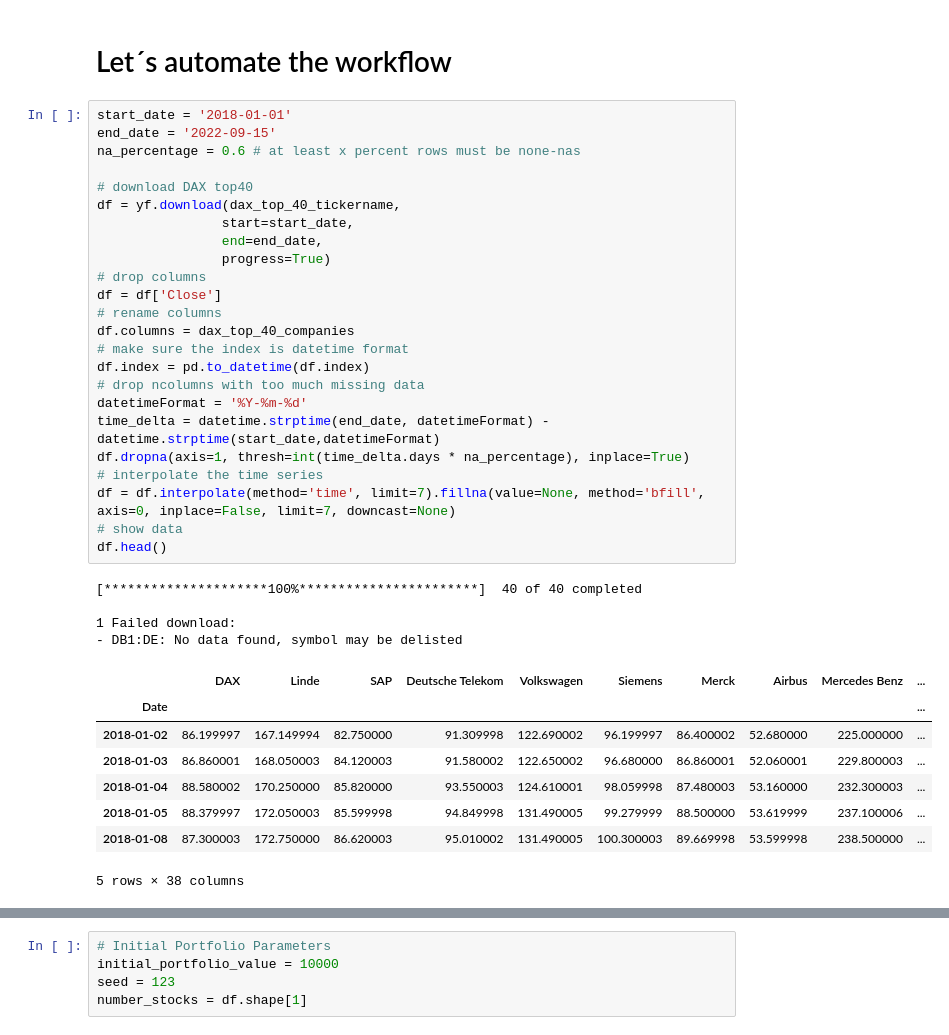
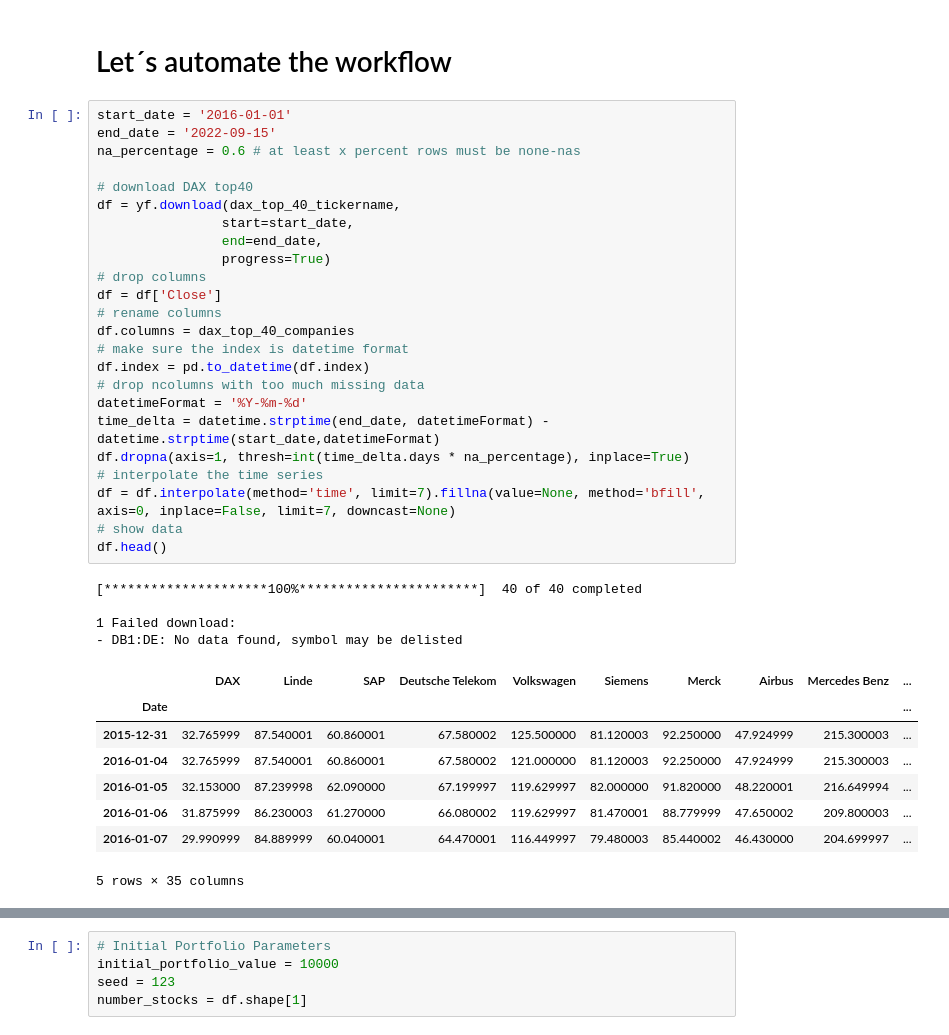
Before and after one commit to Sebastian1981/Stock_Prediction, a Jupyter notebook: experiment/stockmodel_prototype.ipynb, the cells around one changed output, grey strips where cells are left out. Drawn from its saved outputs; the diff is of its cells as text.

```diff
--- a/experiment/stockmodel_prototype.ipynb
+++ b/experiment/stockmodel_prototype.ipynb
@@ -301,42 +301,42 @@ df
 # %% [markdown]
 # Let´s automate the workflow
 # %%
-start_date = '2018-01-01'
+start_date = '2016-01-01'
 end_date = '2022-09-15'
 na_percentage = 0.6 # at least x percent rows must be none-nas
 
 # download DAX top40
 df = yf.download(dax_top_40_tickername,
                 start=start_date,
                 end=end_date,
                 progress=True)
 # drop columns
 df = df['Close']
 # rename columns
 df.columns = dax_top_40_companies
 # make sure the index is datetime format
 df.index = pd.to_datetime(df.index)
 # drop ncolumns with too much missing data
 datetimeFormat = '%Y-%m-%d'
 time_delta = datetime.strptime(end_date, datetimeFormat) - datetime.strptime(start_date,datetimeFormat)
 df.dropna(axis=1, thresh=int(time_delta.days * na_percentage), inplace=True)
 # interpolate the time series
 df = df.interpolate(method='time', limit=7).fillna(value=None, method='bfill', axis=0, inplace=False, limit=7, downcast=None)
 # show data
 df.head()
 # %% [output]
 [*********************100%***********************]  40 of 40 completed
 
 1 Failed download:
 - DB1:DE: No data found, symbol may be delisted
 |  | DAX | Linde | SAP | Deutsche Telekom | Volkswagen | Siemens | Merck | Airbus | Mercedes Benz | ... |
 | Date |  |  |  |  |  |  |  |  |  | ... |
-| 2018-01-02 | 86.199997 | 167.149994 | 82.750000 | 91.309998 | 122.690002 | 96.199997 | 86.400002 | 52.680000 | 225.000000 | ... |
-| 2018-01-03 | 86.860001 | 168.050003 | 84.120003 | 91.580002 | 122.650002 | 96.680000 | 86.860001 | 52.060001 | 229.800003 | ... |
-| 2018-01-04 | 88.580002 | 170.250000 | 85.820000 | 93.550003 | 124.610001 | 98.059998 | 87.480003 | 53.160000 | 232.300003 | ... |
-| 2018-01-05 | 88.379997 | 172.050003 | 85.599998 | 94.849998 | 131.490005 | 99.279999 | 88.500000 | 53.619999 | 237.100006 | ... |
-| 2018-01-08 | 87.300003 | 172.750000 | 86.620003 | 95.010002 | 131.490005 | 100.300003 | 89.669998 | 53.599998 | 238.500000 | ... |
+| 2015-12-31 | 32.765999 | 87.540001 | 60.860001 | 67.580002 | 125.500000 | 81.120003 | 92.250000 | 47.924999 | 215.300003 | ... |
+| 2016-01-04 | 32.765999 | 87.540001 | 60.860001 | 67.580002 | 121.000000 | 81.120003 | 92.250000 | 47.924999 | 215.300003 | ... |
+| 2016-01-05 | 32.153000 | 87.239998 | 62.090000 | 67.199997 | 119.629997 | 82.000000 | 91.820000 | 48.220001 | 216.649994 | ... |
+| 2016-01-06 | 31.875999 | 86.230003 | 61.270000 | 66.080002 | 119.629997 | 81.470001 | 88.779999 | 47.650002 | 209.800003 | ... |
+| 2016-01-07 | 29.990999 | 84.889999 | 60.040001 | 64.470001 | 116.449997 | 79.480003 | 85.440002 | 46.430000 | 204.699997 | ... |
-5 rows × 38 columns
+5 rows × 35 columns
 # %%
 df
 # %% [output]
```
Also changed, not shown: parts of 26 cells of this notebook.
